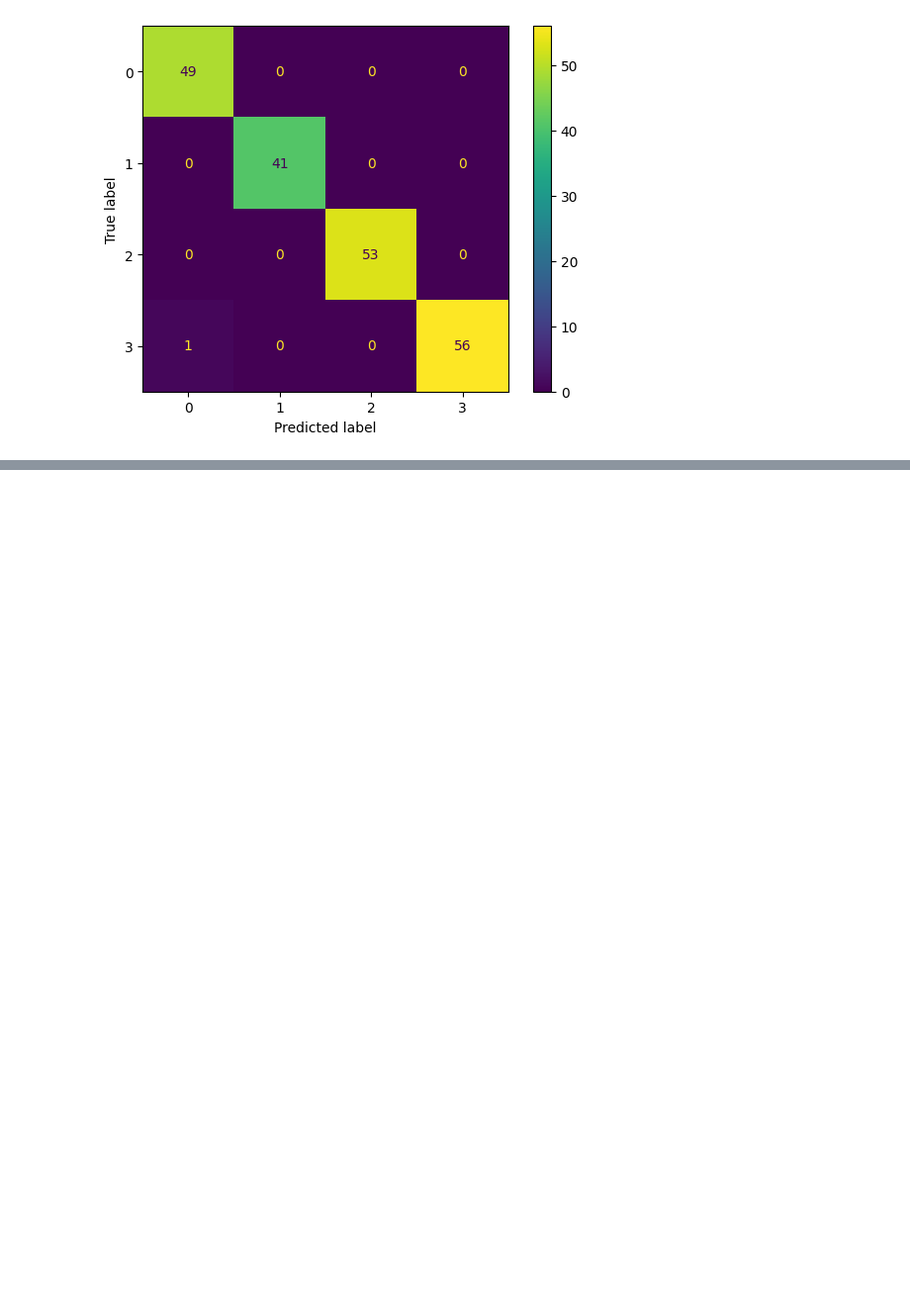
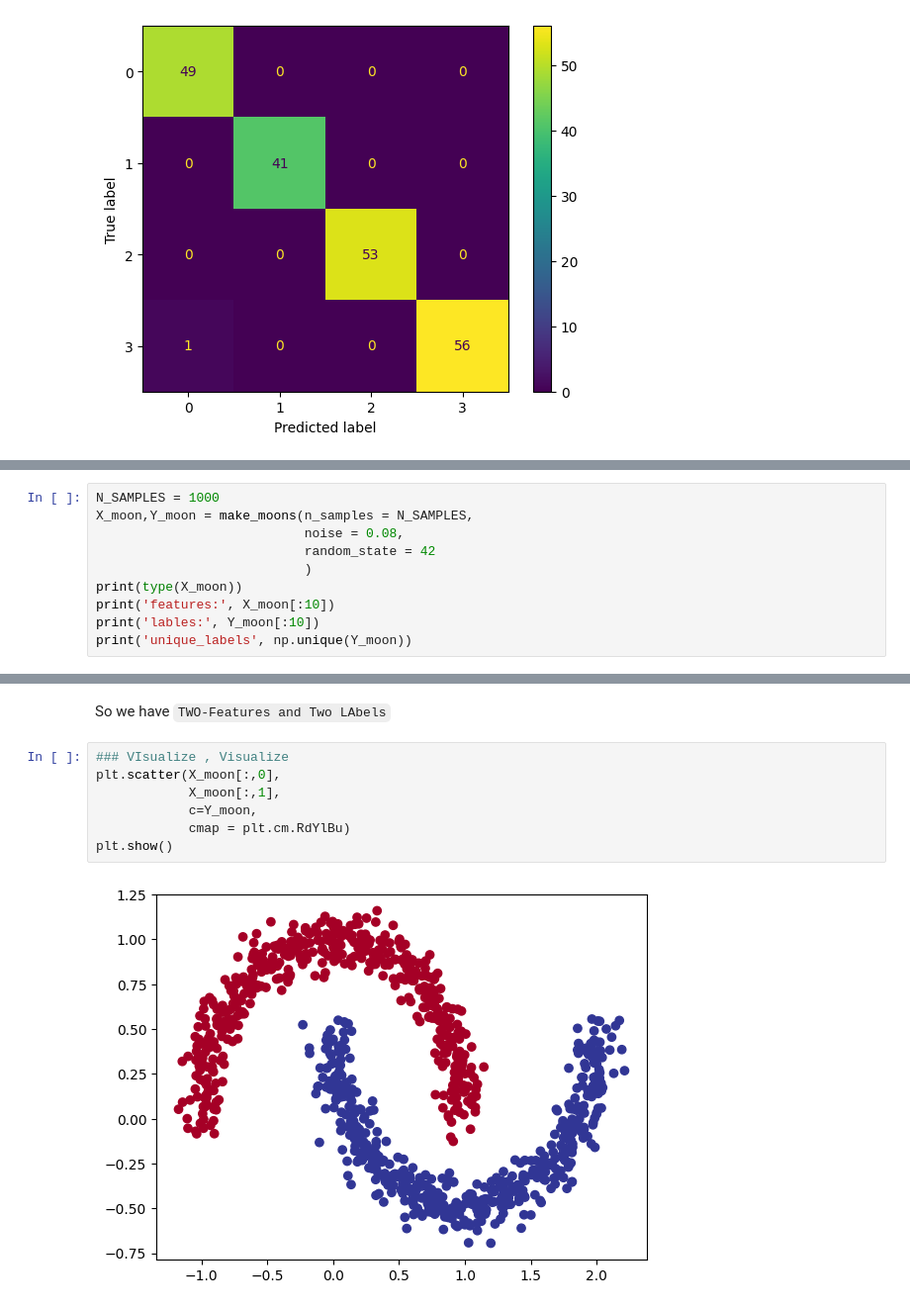
Before and after one commit to Alokiitdh/PyTorch, a Jupyter notebook: 02_PyTorch_NN_Classification.ipynb, the cells around one changed output, grey strips where cells are left out. Shown at 99% size. Saved outputs shown, nothing was run; the diff lists cells and outputs as text; blank space fills up the shorter version.

```diff
--- a/02_PyTorch_NN_Classification.ipynb
+++ b/02_PyTorch_NN_Classification.ipynb
@@ -1115,0 +1130,10 @@ disp.plot()
+# %%
+N_SAMPLES = 1000
+X_moon,Y_moon = make_moons(n_samples = N_SAMPLES,
+                           noise = 0.08,
+                           random_state = 42
+                           )
+print(type(X_moon))
+print('features:', X_moon[:10])
+print('lables:', Y_moon[:10])
+print('unique_labels', np.unique(Y_moon))
@@ -1115,0 +1154,11 @@ disp.plot()
+# %% [markdown]
+So we have `TWO-Features and Two LAbels`
+# %%
+### VIsualize , Visualize
+plt.scatter(X_moon[:,0],
+            X_moon[:,1],
+            c=Y_moon,
+            cmap = plt.cm.RdYlBu)
+plt.show()
+# %% [output]
+[figure, added]
```
Also changed, not shown: parts of 20 cells of this notebook.
